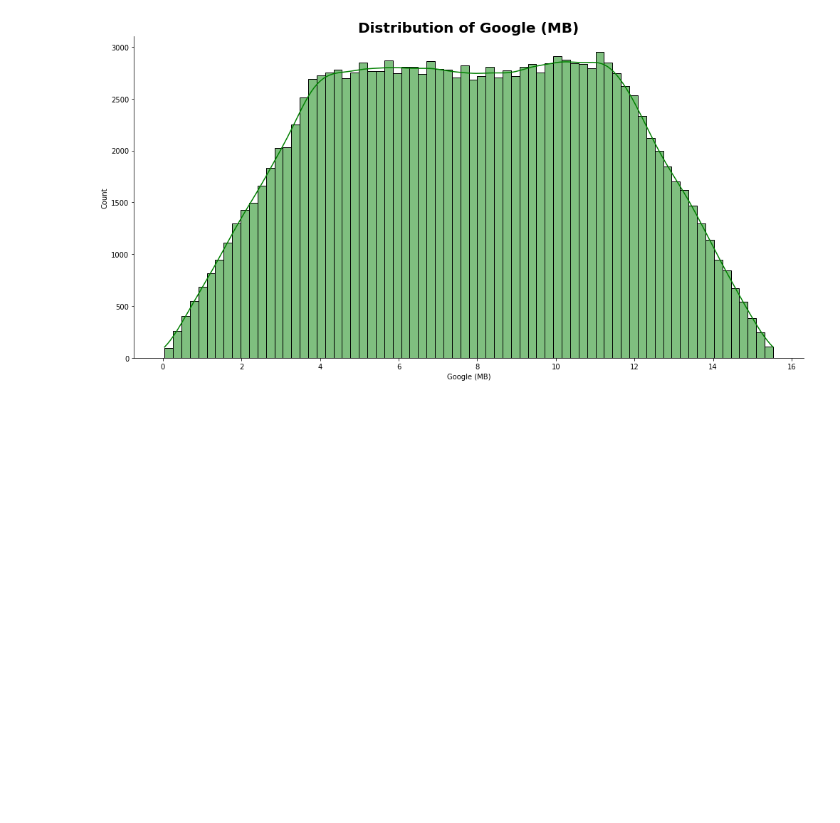
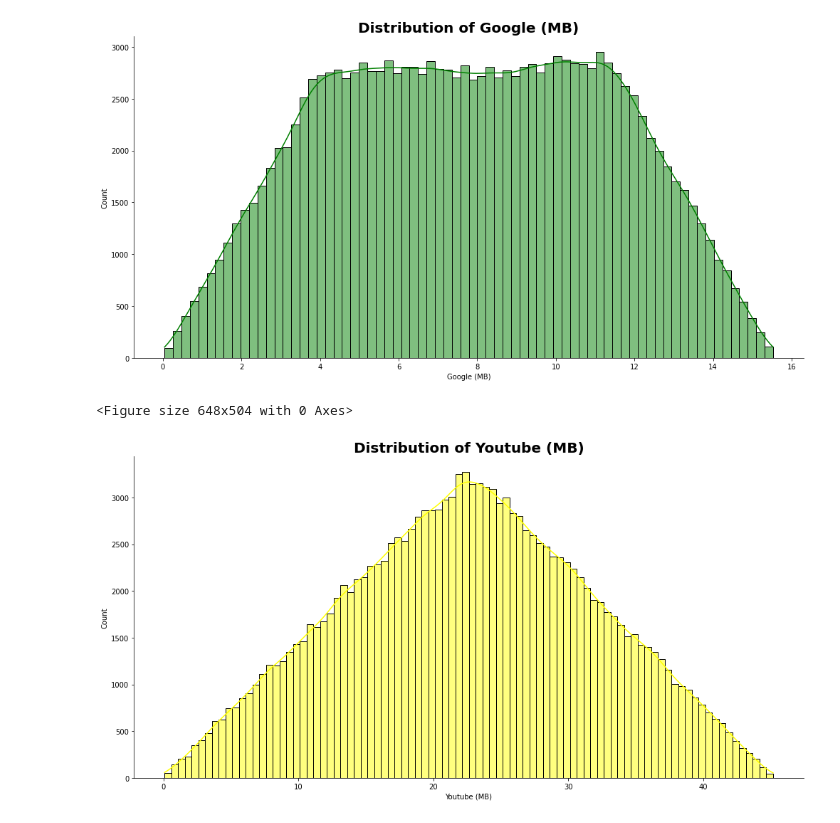
Before and after one commit to bkget/Telecom-Data-Analysis, a Jupyter notebook: notebooks/2_user_overview_analysis.ipynb, the cells around one changed output. Saved outputs shown, nothing was run; the diff lists cells and outputs as text; code cells hidden in the pictures; blank space fills up the shorter version.

Commit message:
Other distribution plots

```diff
--- a/notebooks/2_user_overview_analysis.ipynb
+++ b/notebooks/2_user_overview_analysis.ipynb
@@ -270,3 +270,10 @@ plots.hist(explore_feature_df, 'Google (MB)', 'green')
 # %% [output]
 <Figure size 648x504 with 0 Axes>
 [figure]
+# %%
+# Google users distribution
+
+plots.hist(explore_feature_df, 'Youtube (MB)', 'yellow')
+# %% [output]
+<Figure size 648x504 with 0 Axes>
+[figure, added]
```
Also changed, not shown: parts of 4 cells of this notebook.
